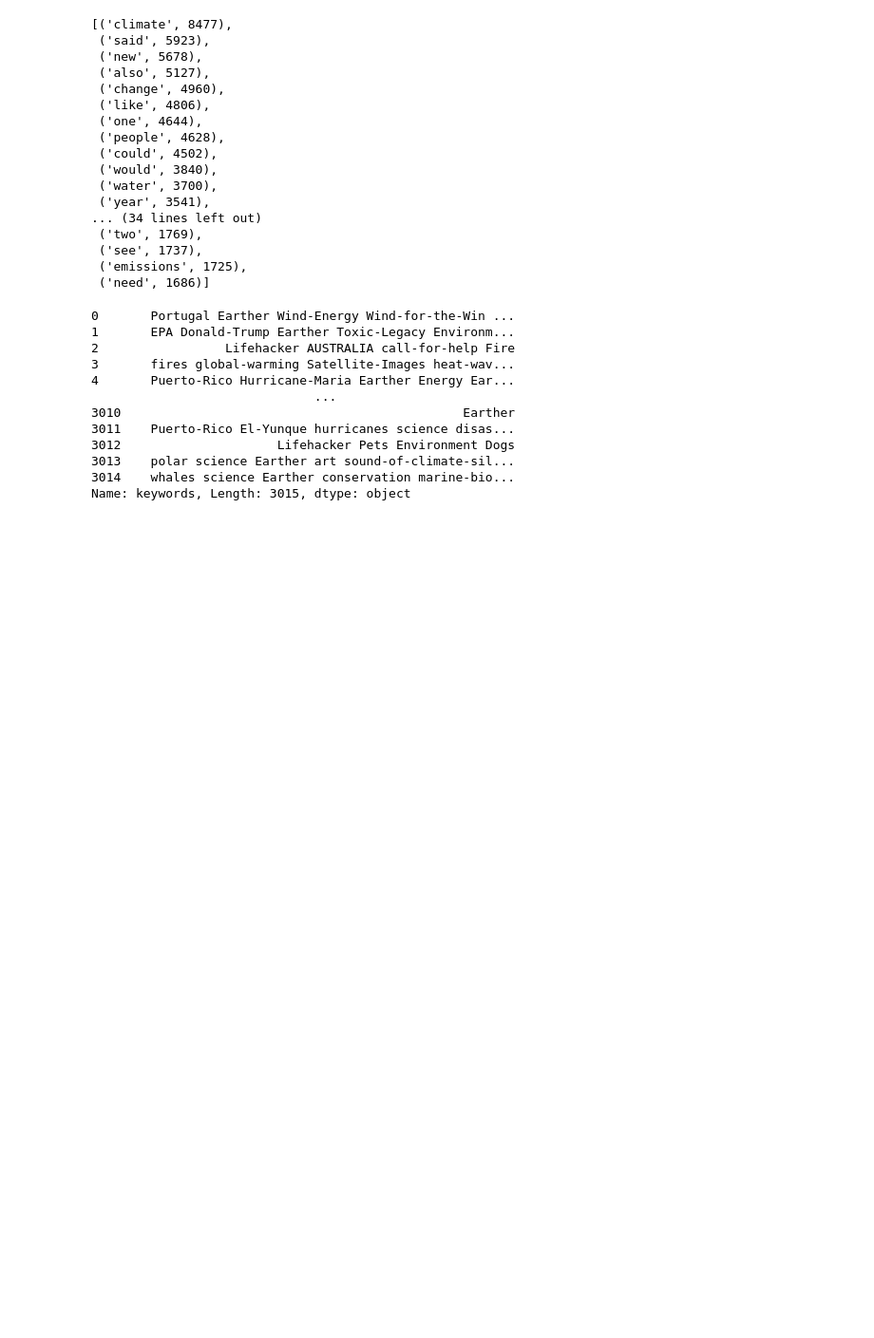
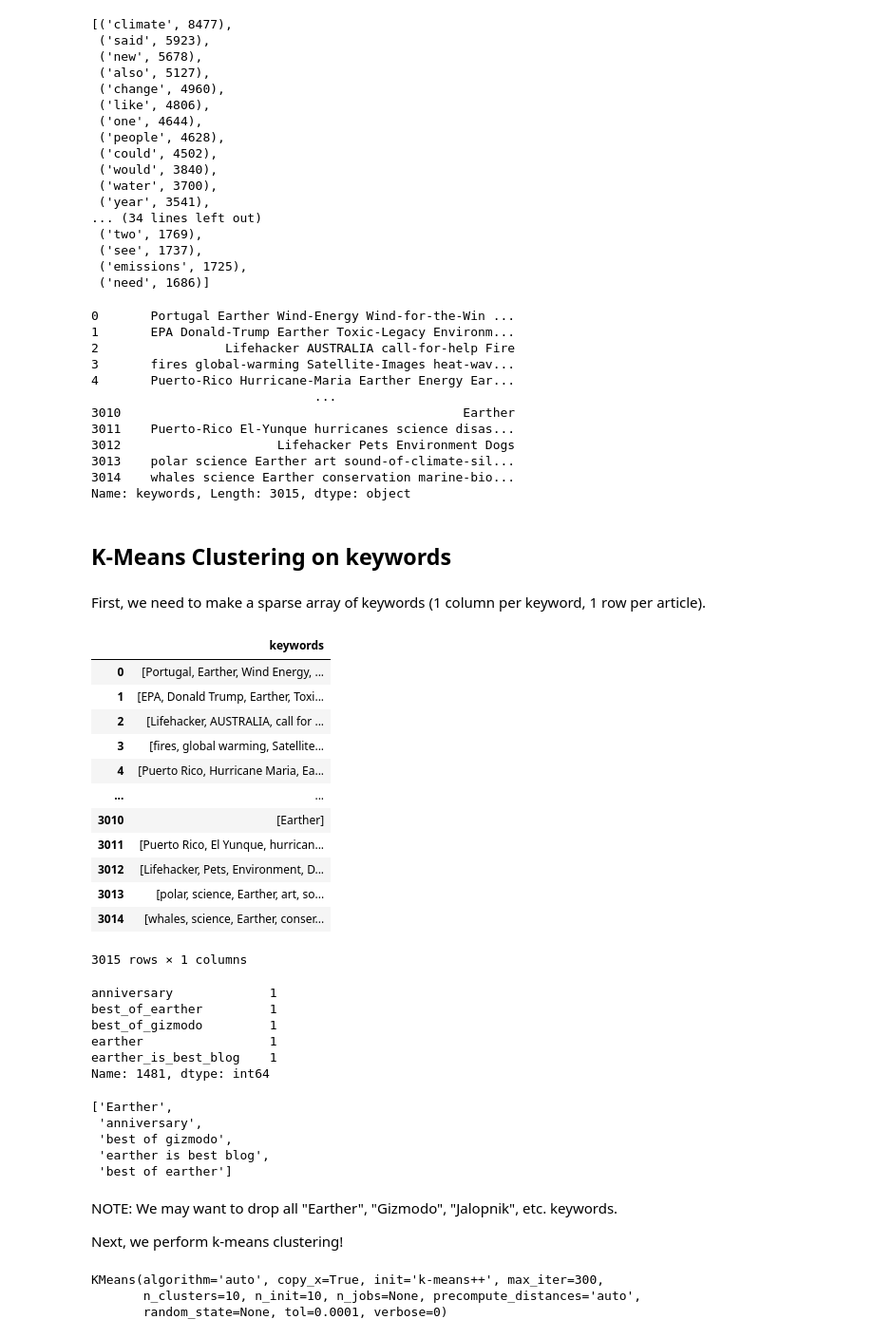
Before and after one commit to climatebrad/gndnews, a Jupyter notebook: index.ipynb, the cells around one changed output. Shown at 95% size. Cells and saved outputs as stored; diff of their text form; code cells hidden in the pictures; blank space fills up the shorter version.

Commit message:
K-means clustering on keywords

```diff
--- a/index.ipynb
+++ b/index.ipynb
@@ -180,0 +161,22 @@ vectorizer = TfidfVectorizer()
+# %% [markdown]
+## K-Means Clustering on keywords
+# %% [markdown]
+First, we need to make a sparse array of keywords (1 column per keyword, 1 row per article).
+# %%
+key_df = pd.DataFrame(df.keywords.copy())
+# %%
+key_df
+# %% [output]
+|  | keywords |
+| 0 | [Portugal, Earther, Wind Energy, ... |
+| 1 | [EPA, Donald Trump, Earther, Toxi... |
+| 2 | [Lifehacker, AUSTRALIA, call for ... |
+| 3 | [fires, global warming, Satellite... |
+| 4 | [Puerto Rico, Hurricane Maria, Ea... |
+| ... | ... |
+| 3010 | [Earther] |
+| 3011 | [Puerto Rico, El Yunque, hurrican... |
+| 3012 | [Lifehacker, Pets, Environment, D... |
+| 3013 | [polar, science, Earther, art, so... |
+| 3014 | [whales, science, Earther, conser... |
+3015 rows × 1 columns
@@ -180,0 +192,28 @@ vectorizer = TfidfVectorizer()
+# %%
+key_df.loc[1481][key_df.loc[1481] > 0]
+# %% [output]
+anniversary             1
+best_of_earther         1
+best_of_gizmodo         1
+earther                 1
+earther_is_best_blog    1
+Name: 1481, dtype: int64
+# %%
+df.loc[1481].keywords
+# %% [output]
+['Earther',
+ 'anniversary',
+ 'best of gizmodo',
+ 'earther is best blog',
+ 'best of earther']
+# %% [markdown]
+NOTE: We may want to drop all "Earther", "Gizmodo", "Jalopnik", etc. keywords.
+
+Next, we perform k-means clustering!
+# %%
+k_means = KMeans(n_clusters = 10)
+k_means.fit(key_df)
+# %% [output]
+KMeans(algorithm='auto', copy_x=True, init='k-means++', max_iter=300,
+       n_clusters=10, n_init=10, n_jobs=None, precompute_distances='auto',
+       random_state=None, tol=0.0001, verbose=0)
```
Also changed, not shown: parts of 16 cells of this notebook.
